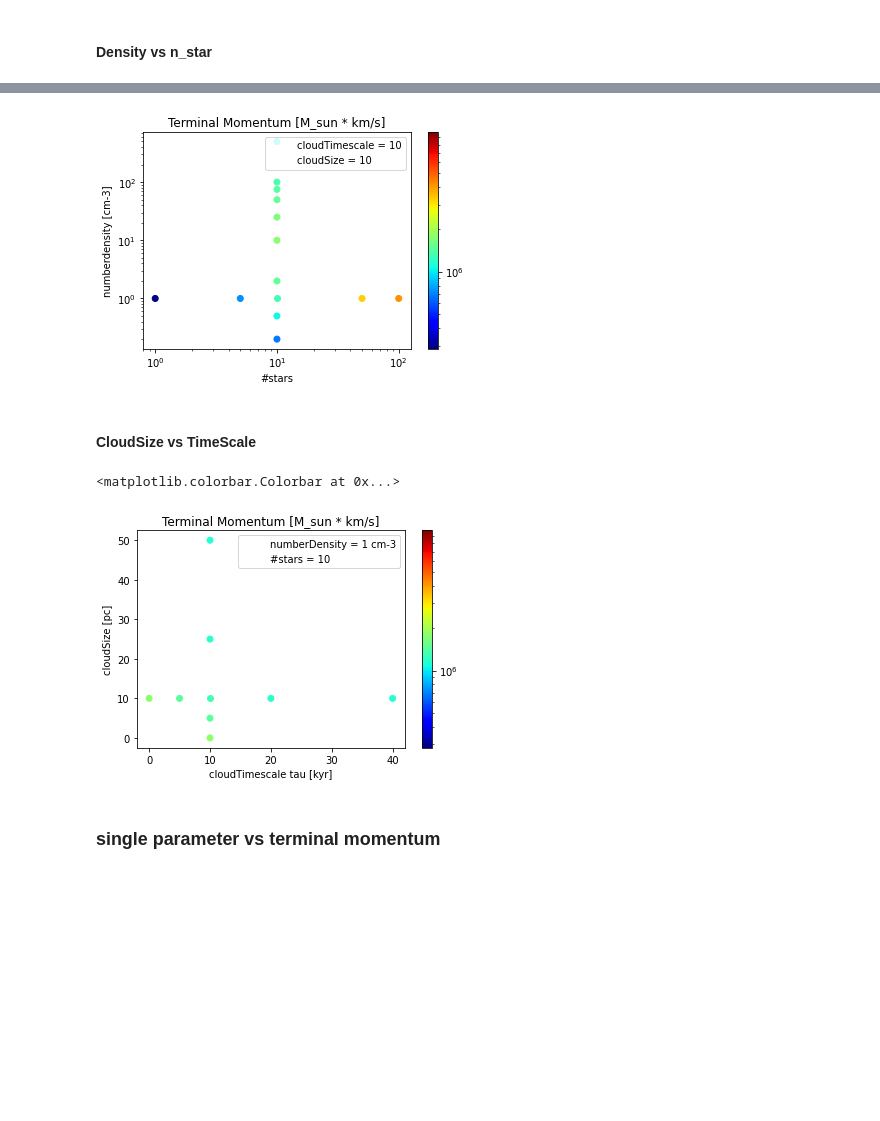
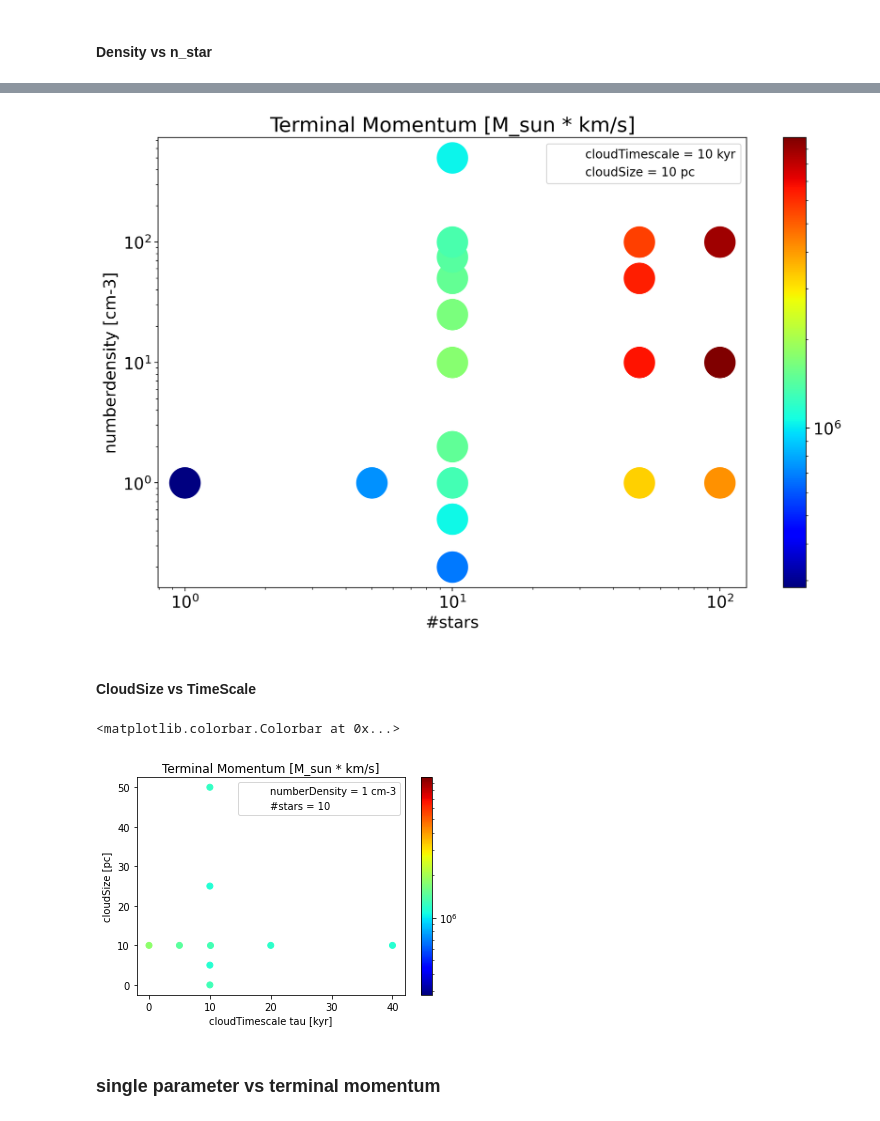
Before and after one commit to nelson-group/boecker_arepo, a Jupyter notebook: jupyterNotebooks/Cluster plots.ipynb, the cells around one changed output, grey strips where cells are left out. Cells and saved outputs as stored; diff of their text form; code cells hidden in the pictures; blank space fills up the shorter version.

```diff
--- a/jupyterNotebooks/Cluster plots.ipynb
+++ b/jupyterNotebooks/Cluster plots.ipynb
@@ -34,6 +35,13 @@ UnitTime_in_yr = UnitTime_in_s * sec_to_yr
 # %%
 folderPath = "/vera/ptmp/gc/xboecker/run/5_SN_cluster_final/"
 folderNames = ["0_base_with_IO_fields", "1_density_0_5", "1_density_10",  "2_stars_5", "2_stars_100", "3_rad_5pc", "3_rad_40pc", "4_tempRad_5kyr", "4_tempRad_50kyr"]
+folderNames = ["2_stars_1"]
+
+
+folderPath = "/vera/ptmp/gc/xboecker/run/2_new_create/"
+folderNames = ["28_1_2_n0_100"]
+
+
 #folderPath = "/u/xboecker/run/3_multiple_SNe/"
 #folderNames = ["0_1_star", "1_stars_10_linear_spacial_distribution_rad_10", "2_stars_10_linear_temporal_distribution_temp_5kyr", "3_stars_10_linear_spacial_and_temporal_distribution_rad_10pc_temp_5kyr"]
 dataFolders = np.full(len(folderNames),"string long enough so that no entry will be longer than this, because then is would be cut off......................................................................................")
@@ -44,7 +52,7 @@ for i in range(len(folderNames)):
 
 boxSize = 96
 frameAmount = 40
-frameNbrMultiplier = 10
+frameNbrMultiplier = 1
 TimeBetSnapshot_in_unit_time = 0.002
 # %%
 clp.GetUnitSystem()
@@ -322,3 +343,3 @@ baseTerminalMomentum_in_cgs = baseTerminalMomentum * UnitMass_in_Msun * UnitVelo
 # %%
-minTerminalMomentum = np.min(terminalMomenta_in_cgs)
-maxTerminalMomentum = np.max(terminalMomenta_in_cgs)
+minTerminalMomentum = np.min(terminalMomenta_in_mSun_kms)
+maxTerminalMomentum = np.max(terminalMomenta_in_mSun_kms)
@@ -335,27 +548,41 @@ maxTerminalMomentum = np.max(terminalMomenta_in_cgs)
 # %%
-empty_patch = mpatches.Patch(color='none', label="cloudTimescale = 10")
-empty_patch2 = mpatches.Patch(color='none', label="cloudSize = 10")
+empty_patch = mpatches.Patch(color='none', label="cloudTimescale = 10 kyr")
+empty_patch2 = mpatches.Patch(color='none', label="cloudSize = 10 pc")
+plt.style.use('./my_style.mplstyle')
+#plt.style.use('default')
 plt.legend(handles=[empty_patch, empty_patch2])
 
-s0 = plt.scatter(baseNStar, baseDensity, c=baseTerminalMomentum_in_cgs, cmap="jet", vmin = minTerminalMomentum, vmax = maxTerminalMomentum)
-s1 = plt.scatter(np.full(len(densityFoldersNames), baseNStar), densities, c=densityTerminalMomenta_in_cgs, cmap="jet", vmin = minTerminalMomentum, vmax = maxTerminalMomentum)
-s2 = plt.scatter(nStars, np.full(len(starFolderNames), baseDensity), c=starTerminalMomenta_in_cgs, cmap="jet", vmin = minTerminalMomentum, vmax = maxTerminalMomentum)
+xVals = np.logspace(0, 2, num=10, endpoint=True)
+yVals = np.logspace(-1, 2.5, num=10, endpoint=True)
+
+s0 = plt.scatter(baseNStar, baseDensity, c=baseTerminalMomentum_in_mSun_kms, cmap="jet", vmin = minTerminalMomentum, vmax = maxTerminalMomentum)
+s1 = plt.scatter(np.full(len(densityFoldersNames), baseNStar), densities, c=densityTerminalMomenta_in_mSun_kms, cmap="jet", vmin = minTerminalMomentum, vmax = maxTerminalMomentum)
+s2 = plt.scatter(nStars, np.full(len(starFolderNames), baseDensity), c=starTerminalMomenta_in_mSun_kms, cmap="jet", vmin = minTerminalMomentum, vmax = maxTerminalMomentum)
+s3 = plt.scatter(densityNStarNStars, densityNStarDensities, c=densityNStarTerminalMomenta_in_mSun_kms, cmap="jet", vmin = minTerminalMomentum, vmax = maxTerminalMomentum)
+
 
 s0.set_norm(LogNorm())
 s1.set_norm(LogNorm())
 s2.set_norm(LogNorm())
+s3.set_norm(LogNorm())
 s0.set_clim(minTerminalMomentum,maxTerminalMomentum)
 s1.set_clim(minTerminalMomentum,maxTerminalMomentum)
 s2.set_clim(minTerminalMomentum,maxTerminalMomentum)
+s3.set_clim(minTerminalMomentum,maxTerminalMomentum)
+
 
 plt.title("Terminal Momentum [M_sun * km/s]")
 plt.xscale("log")
 plt.yscale("log")
 plt.xlabel("#stars")
 plt.ylabel("numberdensity [cm-3]")
 cbar = plt.colorbar()
+
+plt.style.use('default')
+
+plt.savefig("/vera/u/xboecker/jupyterNotebooksOutputs/plots/Cluster/images/terminalMomentum_density_vs_nStar")
 # %% [output]
-[figure, old version]
+[figure, new version]
 # %% [markdown]
 #### CloudSize vs TimeScale
 # %%
@@ -363,9 +590,9 @@ empty_patch = mpatches.Patch(color='none', label="numberDensity = 1 cm-3")
 empty_patch2 = mpatches.Patch(color='none', label="#stars = 10")
 plt.legend(handles=[empty_patch, empty_patch2])
 
-s0 = plt.scatter(baseRad, baseTempRad, c=baseTerminalMomentum_in_cgs, cmap="jet", vmin = minTerminalMomentum, vmax = maxTerminalMomentum)
-s1 = plt.scatter(np.full(len(tempRadFolderNames), baseRad), tempRads, c=tempRadTerminalMomenta_in_cgs, cmap="jet", vmin = minTerminalMomentum, vmax = maxTerminalMomentum)
-s2 = plt.scatter(rads, np.full(len(radFolderNames), baseTempRad), c=radTerminalMomenta_in_cgs, cmap="jet", vmin = minTerminalMomentum, vmax = maxTerminalMomentum)
+s0 = plt.scatter(baseRad, baseTempRad, c=baseTerminalMomentum_in_mSun_kms, cmap="jet", vmin = minTerminalMomentum, vmax = maxTerminalMomentum)
+s1 = plt.scatter(np.full(len(tempRadFolderNames), baseRad), tempRads, c=tempRadTerminalMomenta_in_mSun_kms, cmap="jet", vmin = minTerminalMomentum, vmax = maxTerminalMomentum)
+s2 = plt.scatter(rads, np.full(len(radFolderNames), baseTempRad), c=radTerminalMomenta_in_mSun_kms, cmap="jet", vmin = minTerminalMomentum, vmax = maxTerminalMomentum)
 
 #s1 = plt.scatter(rad[0], tempRad[0], c=terminalMomenta_in_cgs[0], cmap="jet")
 #s2 = plt.scatter(rad[7:15], tempRad[7:15], c=terminalMomenta_in_cgs[7:15], cmap="jet", vmin = np.min(terminalMomenta) * UnitMass_in_Msun * UnitVelocity_in_km_per_s, vmax = np.max(terminalMomenta) * UnitMass_in_Msun * UnitVelocity_in_km_per_s)
@@ -379,6 +606,7 @@ s0.set_clim(minTerminalMomentum,maxTerminalMomentum)
 s1.set_clim(minTerminalMomentum,maxTerminalMomentum)
 s2.set_clim(minTerminalMomentum,maxTerminalMomentum)
 #s3.set_clim(minTerminalMomentum,maxTerminalMomentum)
+plt.style.use('./my_style.mplstyle')
 
 plt.title("Terminal Momentum [M_sun * km/s]")
 plt.xlabel(r"cloudTimescale tau [kyr]")
@@ -386,6 +614,6 @@ plt.ylabel("cloudSize [pc]")
 plt.colorbar()
 # %% [output]
 <matplotlib.colorbar.Colorbar at 0x...>
-[figure, old version]
+[figure, new version]
 # %% [markdown]
 ### single parameter vs terminal momentum
```
Also changed, not shown: parts of 23 cells of this notebook, 13 other files.
